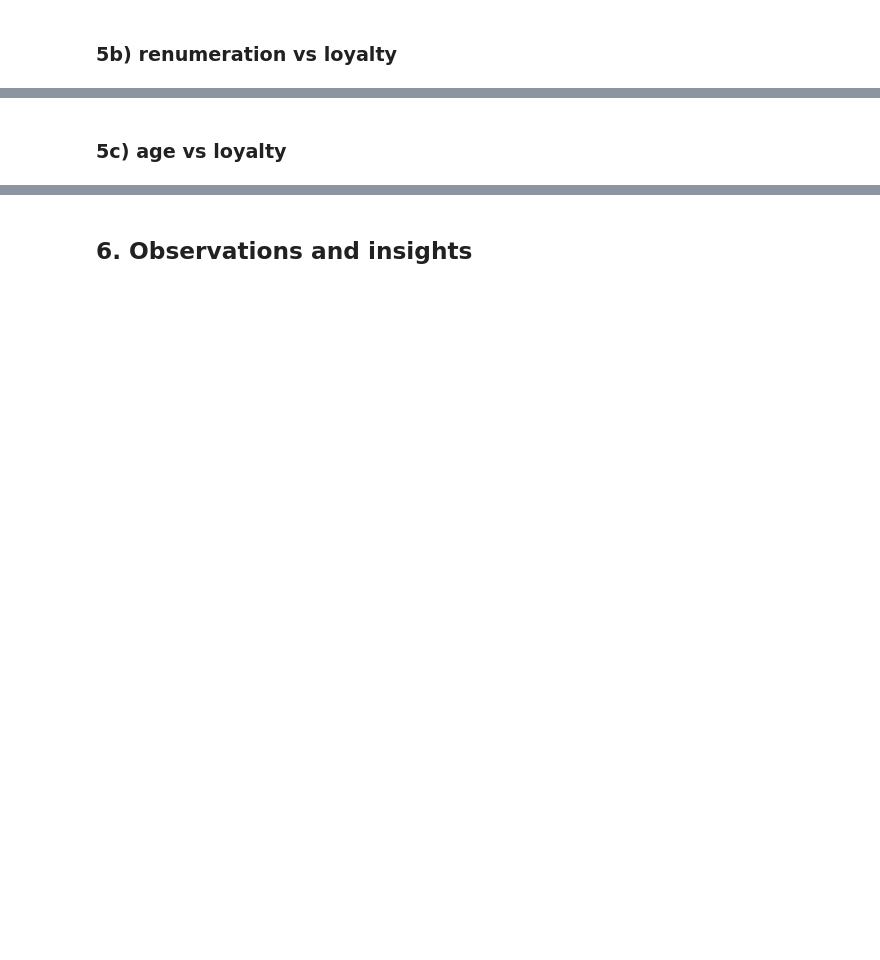
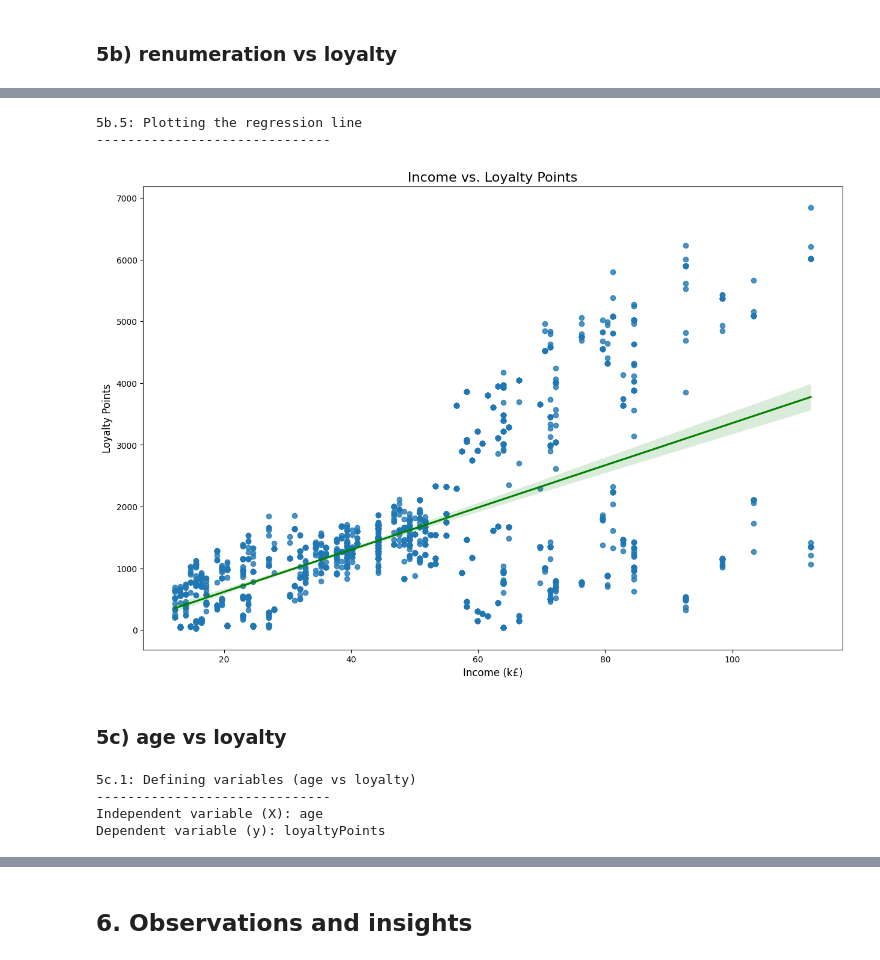
Before and after one commit to totoberni/LSE_DA301_BP, a Jupyter notebook: Python/Berni_Alberto_DA301_Assignment_Notebook.ipynb, the cells around one changed output, grey strips where cells are left out. Cells and saved outputs as stored; diff of their text form; code cells hidden in the pictures; blank space fills up the shorter version.

```diff
--- a/Python/Berni_Alberto_DA301_Assignment_Notebook.ipynb
+++ b/Python/Berni_Alberto_DA301_Assignment_Notebook.ipynb
@@ -57,7 +241,14 @@ from statsmodels.formula.api import ols
 # %% [markdown]
 ## 2. Drop columns
 # %%
-# Drop unnecessary columns.
+# 2.0: Drop unnecessary columns.
+print("2.0: Dropping unnecessary columns")
+print("-"*30)
 
+# Storing a rdf.copy() separately ensure we can run this cell multiple times
+rdfold = rdf.copy()
+rdf2= rdfold.drop(['language', 'platform'], axis=1)
 
 # View column names.
+print("Available columns:")
+display(rdf2.head(1)) # print(rdf2.df.columns.tolist()) also works but display() looks nicer
@@ -64,7 +261,20 @@ from statsmodels.formula.api import ols
 # %% [markdown]
 ## 3. Rename columns
 # %%
+# 3.0 Renaming columns
+print("3.0: Renaming columns")
+print("-"*30)
+
+# Define column name Dictionary (lowerCamelCase format)
+columns = {
+    'remuneration (k£)' : 'income',
+    'loyalty_points' : 'loyaltyPoints',
+    'spending_score (1-100)' : 'spendingScore',
+}
+
 # Rename the column headers.
-
+rdf3 = rdf2.rename(columns=columns) # Genius variable naming here
 
 # View column names.
+print("Renamed columns:")
+display(rdf3.head(1)) # Again, I prefer this method for aesthetic reasons
@@ -132,11 +560,33 @@ from statsmodels.formula.api import ols
+# %%
+# 5b.5: Plot the linear regression
+print("5b.5: Plotting the regression line")
+print("-"*30)
+# Use seaborn's regplot to visualize the relationship
+sns.regplot(x='income', y='loyaltyPoints', data=rdf3,
+            line_kws={"color": "green"})
+plt.title('Income vs. Loyalty Points', fontsize=16)
+plt.xlabel('Income (k£)', fontsize=12)
+plt.ylabel('Loyalty Points', fontsize=12)
+plt.show()
+# %% [output]
+5b.5: Plotting the regression line
+------------------------------
+[figure, added]
 # %% [markdown]
 ### 5c) age vs loyalty
 # %%
-# Define independent variable.
+# 5c.1: Define independent and dependent variables
+print("5c.1: Defining variables (age vs loyalty)")
+print("-"*30)
+# The dependent variable y is still 'loyaltyPoints'
+# Define the new independent variable (X) and add a constant
+X_age = sm.add_constant(rdf3['age'])
 
-
-# Define dependent variable.
-
-
-# Create model and print summary of metrics.
+print("Independent variable (X): age")
+print("Dependent variable (y): loyaltyPoints")
+# %% [output]
+5c.1: Defining variables (age vs loyalty)
+------------------------------
+Independent variable (X): age
+Dependent variable (y): loyaltyPoints
 # %%
```
Also changed, not shown: parts of 41 cells of this notebook.
